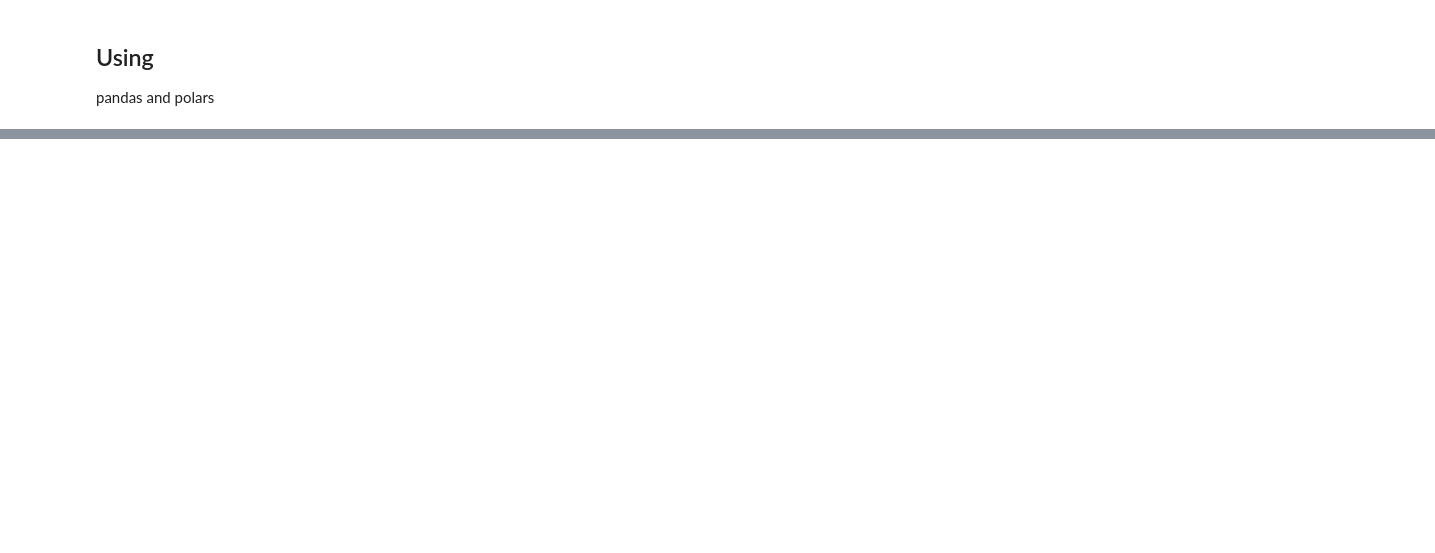
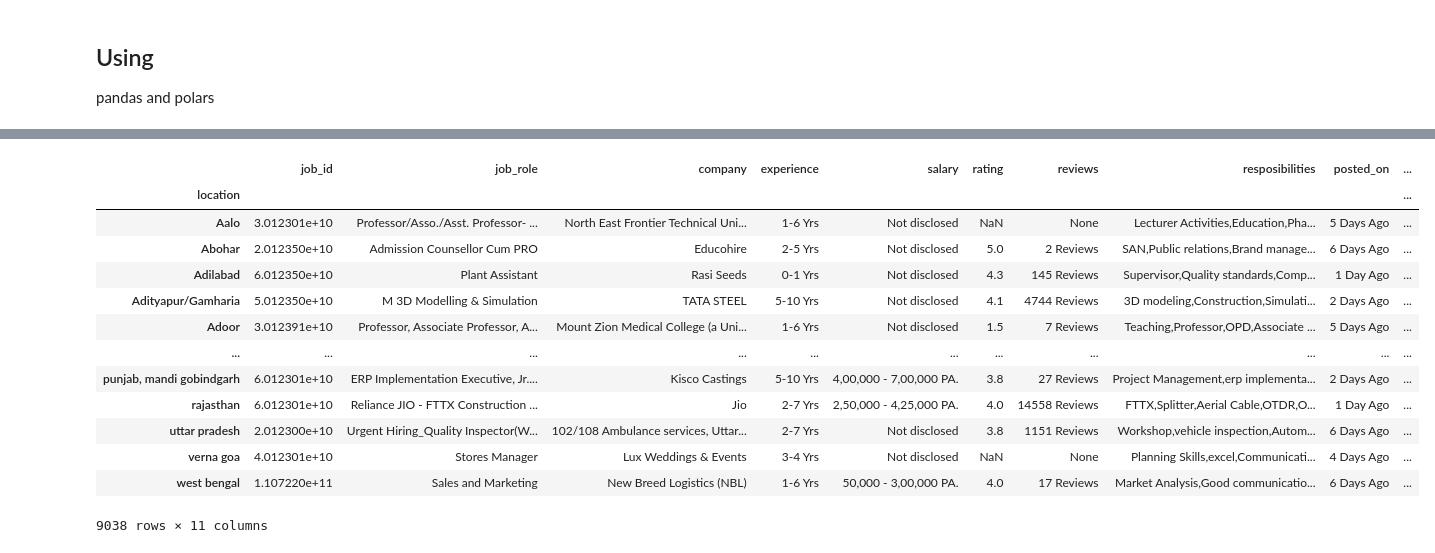
Before and after one commit to ChandrashekharRobbi/Excel-and-Pandas, a Jupyter notebook: Notebook 1.ipynb, the cells around one changed output, grey strips where cells are left out. Saved outputs shown, nothing was run; the diff lists cells and outputs as text; code cells hidden in the pictures; blank space fills up the shorter version.

```diff
--- a/Notebook 1.ipynb
+++ b/Notebook 1.ipynb
@@ -205,0 +163,2 @@ pd.DataFrame(company_pivot)
+# %%
+filtered_df_pd = df_pd.groupby('location')
@@ -205,0 +167,17 @@ pd.DataFrame(company_pivot)
+# %%
+filtered_df_pd.first() # it will print the first entries of all the groups
+# %% [output]
+|  | job_id | job_role | company | experience | salary | rating | reviews | resposibilities | posted_on | ... |
+| location |  |  |  |  |  |  |  |  |  | ... |
+| Aalo | 3.012301e+10 | Professor/Asso./Asst. Professor- ... | North East Frontier Technical Uni... | 1-6 Yrs | Not disclosed | NaN | None | Lecturer Activities,Education,Pha... | 5 Days Ago | ... |
+| Abohar | 2.012350e+10 | Admission Counsellor Cum PRO | Educohire | 2-5 Yrs | Not disclosed | 5.0 | 2 Reviews | SAN,Public relations,Brand manage... | 6 Days Ago | ... |
+| Adilabad | 6.012350e+10 | Plant Assistant | Rasi Seeds | 0-1 Yrs | Not disclosed | 4.3 | 145 Reviews | Supervisor,Quality standards,Comp... | 1 Day Ago | ... |
+| Adityapur/Gamharia | 5.012350e+10 | M 3D Modelling & Simulation | TATA STEEL | 5-10 Yrs | Not disclosed | 4.1 | 4744 Reviews | 3D modeling,Construction,Simulati... | 2 Days Ago | ... |
+| Adoor | 3.012391e+10 | Professor, Associate Professor, A... | Mount Zion Medical College (a Uni... | 1-6 Yrs | Not disclosed | 1.5 | 7 Reviews | Teaching,Professor,OPD,Associate ... | 5 Days Ago | ... |
+| ... | ... | ... | ... | ... | ... | ... | ... | ... | ... | ... |
+| punjab, mandi gobindgarh | 6.012301e+10 | ERP Implementation Executive, Jr.... | Kisco Castings | 5-10 Yrs | 4,00,000 - 7,00,000 PA. | 3.8 | 27 Reviews | Project Management,erp implementa... | 2 Days Ago | ... |
+| rajasthan | 6.012301e+10 | Reliance JIO - FTTX Construction ... | Jio | 2-7 Yrs | 2,50,000 - 4,25,000 PA. | 4.0 | 14558 Reviews | FTTX,Splitter,Aerial Cable,OTDR,O... | 1 Day Ago | ... |
+| uttar pradesh | 2.012300e+10 | Urgent Hiring_Quality Inspector(W... | 102/108 Ambulance services, Uttar... | 2-7 Yrs | Not disclosed | 3.8 | 1151 Reviews | Workshop,vehicle inspection,Autom... | 6 Days Ago | ... |
+| verna goa | 4.012301e+10 | Stores Manager | Lux Weddings & Events | 3-4 Yrs | Not disclosed | NaN | None | Planning Skills,excel,Communicati... | 4 Days Ago | ... |
+| west bengal | 1.107220e+11 | Sales and Marketing | New Breed Logistics (NBL) | 1-6 Yrs | 50,000 - 3,00,000 PA. | 4.0 | 17 Reviews | Market Analysis,Good communicatio... | 6 Days Ago | ... |
+9038 rows × 11 columns
```
Also changed, not shown: parts of 19 cells of this notebook.
